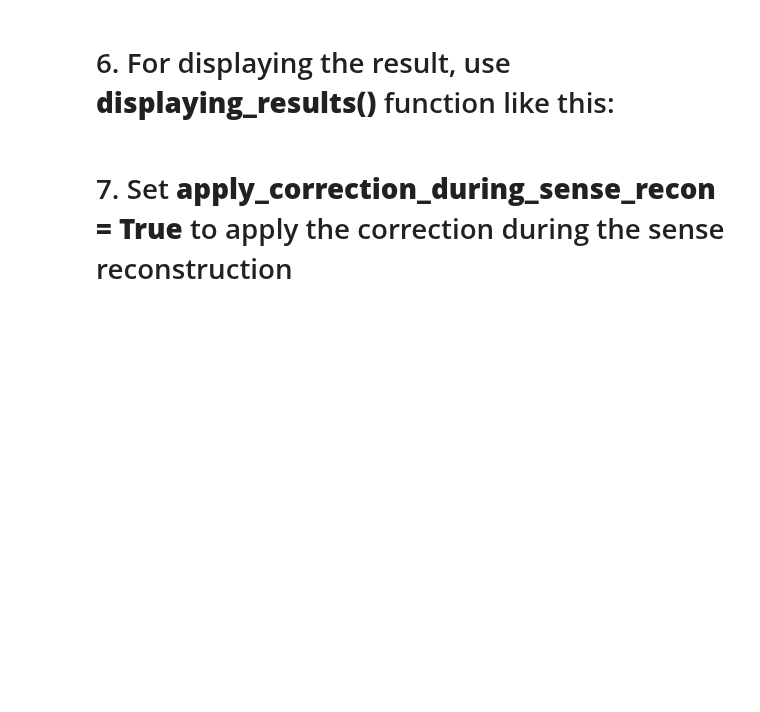
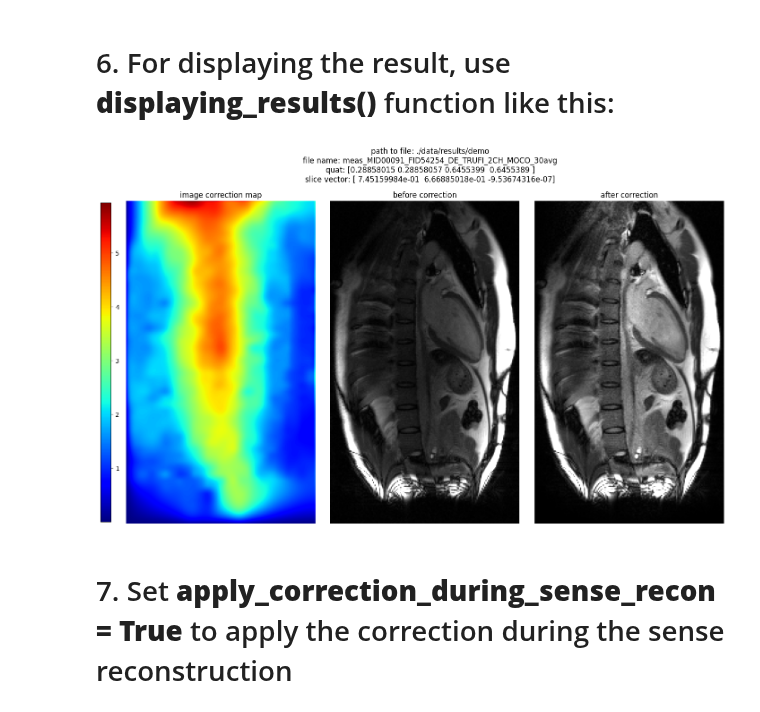
Before and after one commit to OSU-MR/SCC, a Jupyter notebook: brightness_correction_demo.ipynb, the cells around one changed output. Saved outputs shown, nothing was run; the diff lists cells and outputs as text; code cells hidden in the pictures; blank space fills up the shorter version.

```diff
--- a/brightness_correction_demo.ipynb
+++ b/brightness_correction_demo.ipynb
@@ -168,10 +169,12 @@ apply_correction_during_sense_recon:  False
 # 6. For displaying the result, use **displaying_results()** function like this:
 # %%
 sli_idx = 0 #changing this number will show different slices
-output_folder_names = ['dataset_demo']
-output_folder = "correction_maps_demo"
+input_subfolders = ['demo'] #set this to None, if you want to go through all the subfolders inside input_folder
+output_folder = "results"
 displaying_results(base_dir=base_dir, input_folder=input_folder,
-                   output_folder=output_folder, folder_names=output_folder_names, sli_idx=sli_idx,
-                   fig_h=9, debug=False) #set debug = True to display more information
+                   output_folder=output_folder, folder_names=input_subfolders, sli_idx=sli_idx,
+                   fig_h=9, show_both=False) #set debug = True to display more information
+# %% [output]
+[figure, added]
 # %% [markdown]
 # 7. Set **apply_correction_during_sense_recon = True** to apply the correction during the sense reconstruction
```
Also changed, not shown: parts of 11 cells of this notebook.
